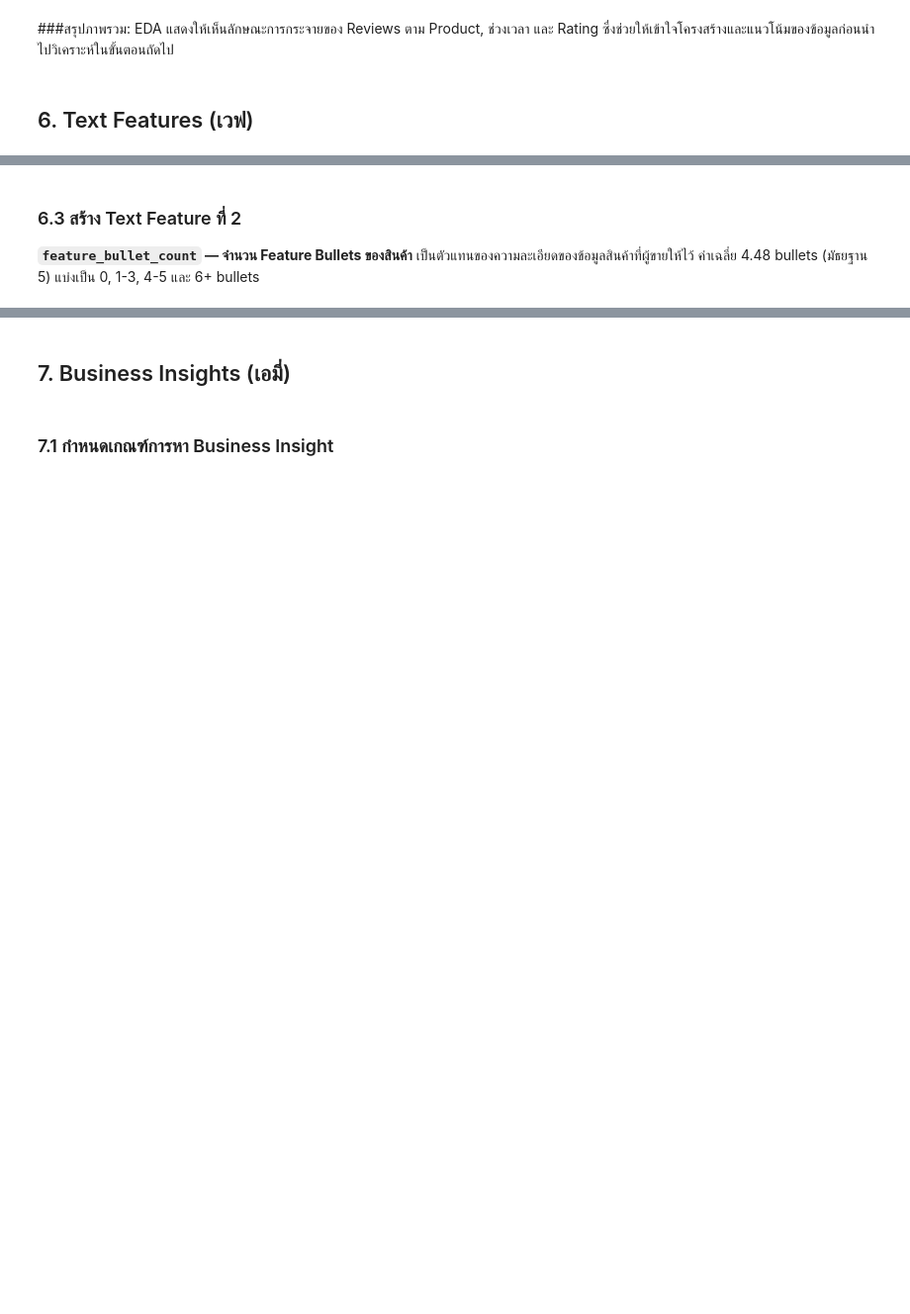
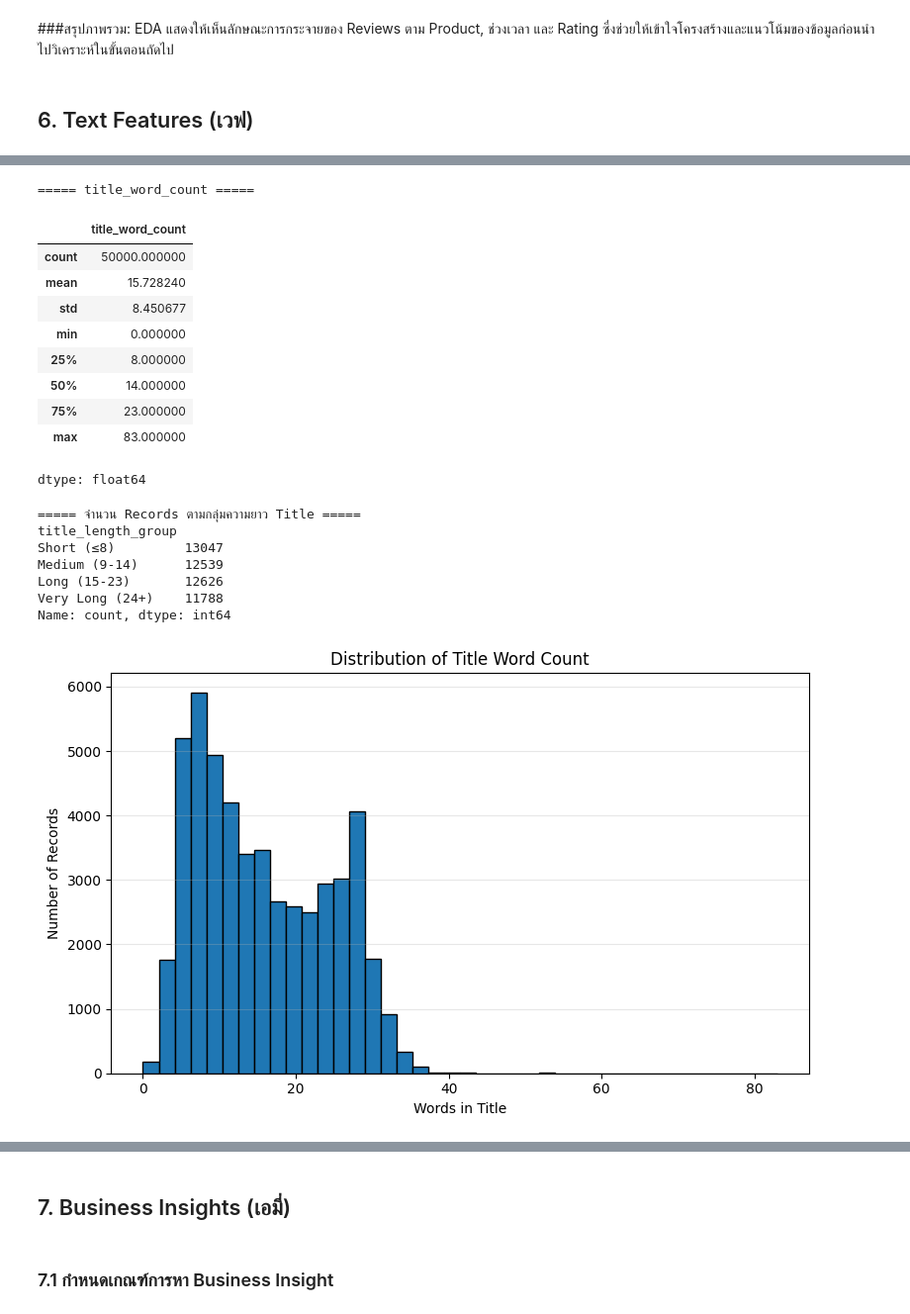
Before and after one commit to suphitchakh-web/Project_1, a Jupyter notebook: Team06_Part2.ipynb, the cells around one changed output, grey strips where cells are left out. Shown at 99% size. Cells and saved outputs as stored; diff of their text form; code cells hidden in the pictures; blank space fills up the shorter version.

```diff
--- a/Team06_Part2.ipynb
+++ b/Team06_Part2.ipynb
@@ -1247,28 +1324,66 @@ display(text_df[["title", "features_text", "description_text"]].head(3))
 # %%
-text_df["title_word_count"] = text_df["title"].str.split().str.len()
+# ============================================================
+# 6.2 Text Feature 1: title_word_count
+# ============================================================
+
+# นับจำนวนคำในชื่อสินค้า
+text_df["title_word_count"] = (
+    text_df["title"]
+    .fillna("")
+    .astype(str)
+    .str.split()
+    .str.len()
+)
 
 print("===== title_word_count =====")
 display(text_df["title_word_count"].describe())
 
-# แบ่งกลุ่มความยาว Title ตามช่วงคำ
+# แบ่งกลุ่มความยาว Title ตาม quartile
 text_df["title_length_group"] = pd.cut(
     text_df["title_word_count"],
     bins=[-1, 8, 14, 23, np.inf],
-    labels=["Short (≤8)", "Medium (9-14)", "Long (15-23)", "Very Long (24+)"]
+    labels=[
+        "Short (≤8)",
+        "Medium (9-14)",
+        "Long (15-23)",
+        "Very Long (24+)"
+    ]
 )
 
-print("\n===== จำนวน Reviews ตามกลุ่มความยาว Title =====")
+print("\n===== จำนวน Records ตามกลุ่มความยาว Title =====")
 print(text_df["title_length_group"].value_counts().sort_index())
 
+# แสดงการกระจายของจำนวนคำใน Title
 plt.figure(figsize=(8, 5))
-text_df["title_word_count"].plot(kind="hist", bins=40, edgecolor="black")
+text_df["title_word_count"].plot(
+    kind="hist",
+    bins=40,
+    edgecolor="black"
+)
+
 plt.title("Distribution of Title Word Count")
 plt.xlabel("Words in Title")
-plt.ylabel("Number of Reviews")
+plt.ylabel("Number of Records")
 plt.grid(axis="y", alpha=0.3)
 plt.tight_layout()
 plt.show()
+# %% [output]
+===== title_word_count =====
+|  | title_word_count |
+| count | 50000.000000 |
+| mean | 15.728240 |
+| std | 8.450677 |
+| min | 0.000000 |
+| 25% | 8.000000 |
+| 50% | 14.000000 |
+| 75% | 23.000000 |
+| max | 83.000000 |
+dtype: float64
+===== จำนวน Records ตามกลุ่มความยาว Title =====
+title_length_group
+Short (≤8)         13047
+Medium (9-14)      12539
+Long (15-23)       12626
+Very Long (24+)    11788
+Name: count, dtype: int64
+[figure, added]
-# %% [markdown]
-### 6.3 สร้าง Text Feature ที่ 2
-
-**`feature_bullet_count` — จำนวน Feature Bullets ของสินค้า** เป็นตัวแทนของความละเอียดของข้อมูลสินค้าที่ผู้ขายให้ไว้ ค่าเฉลี่ย 4.48 bullets (มัธยฐาน 5) แบ่งเป็น 0, 1-3, 4-5 และ 6+ bullets
```
Also changed, not shown: parts of 32 cells of this notebook.
